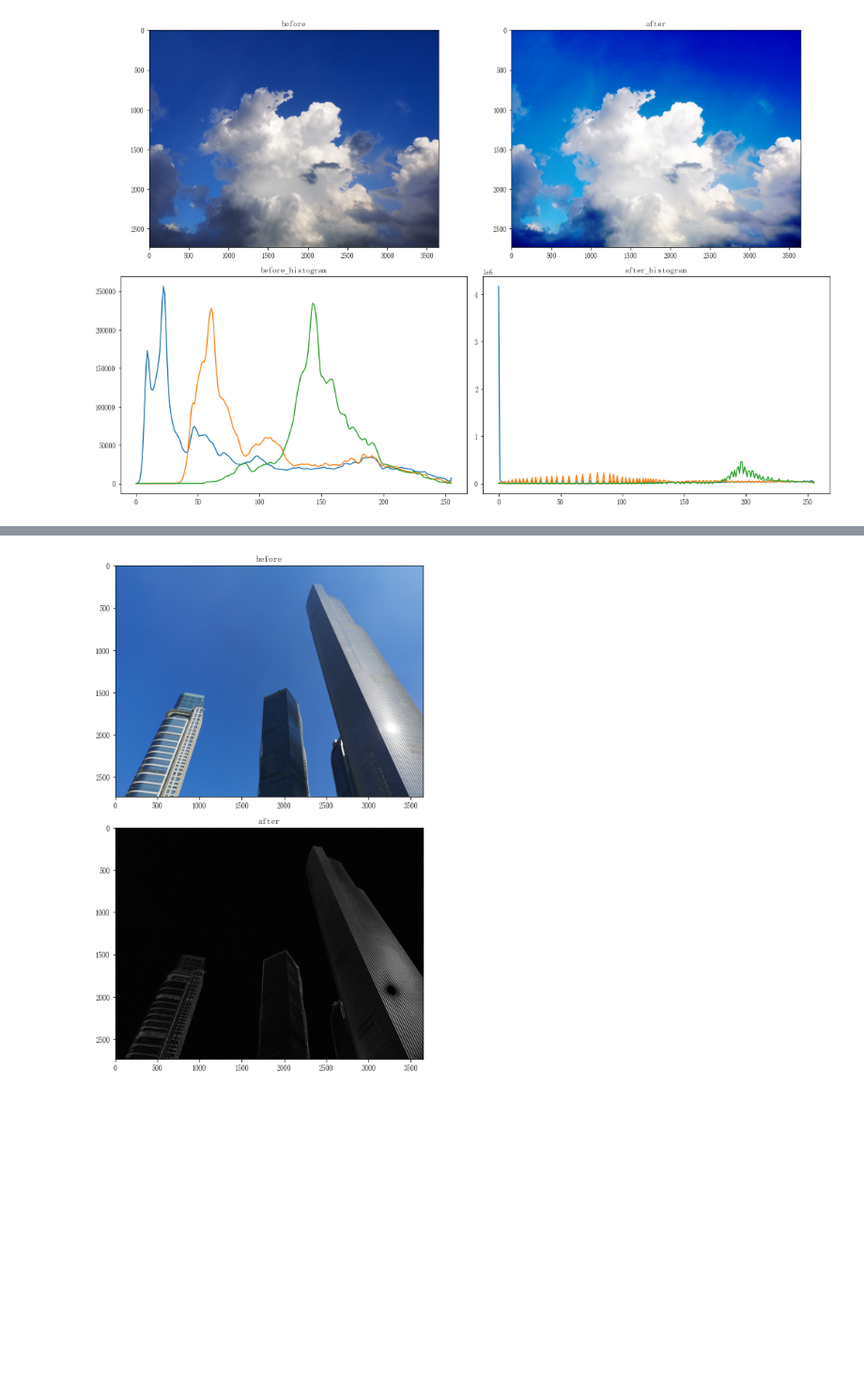
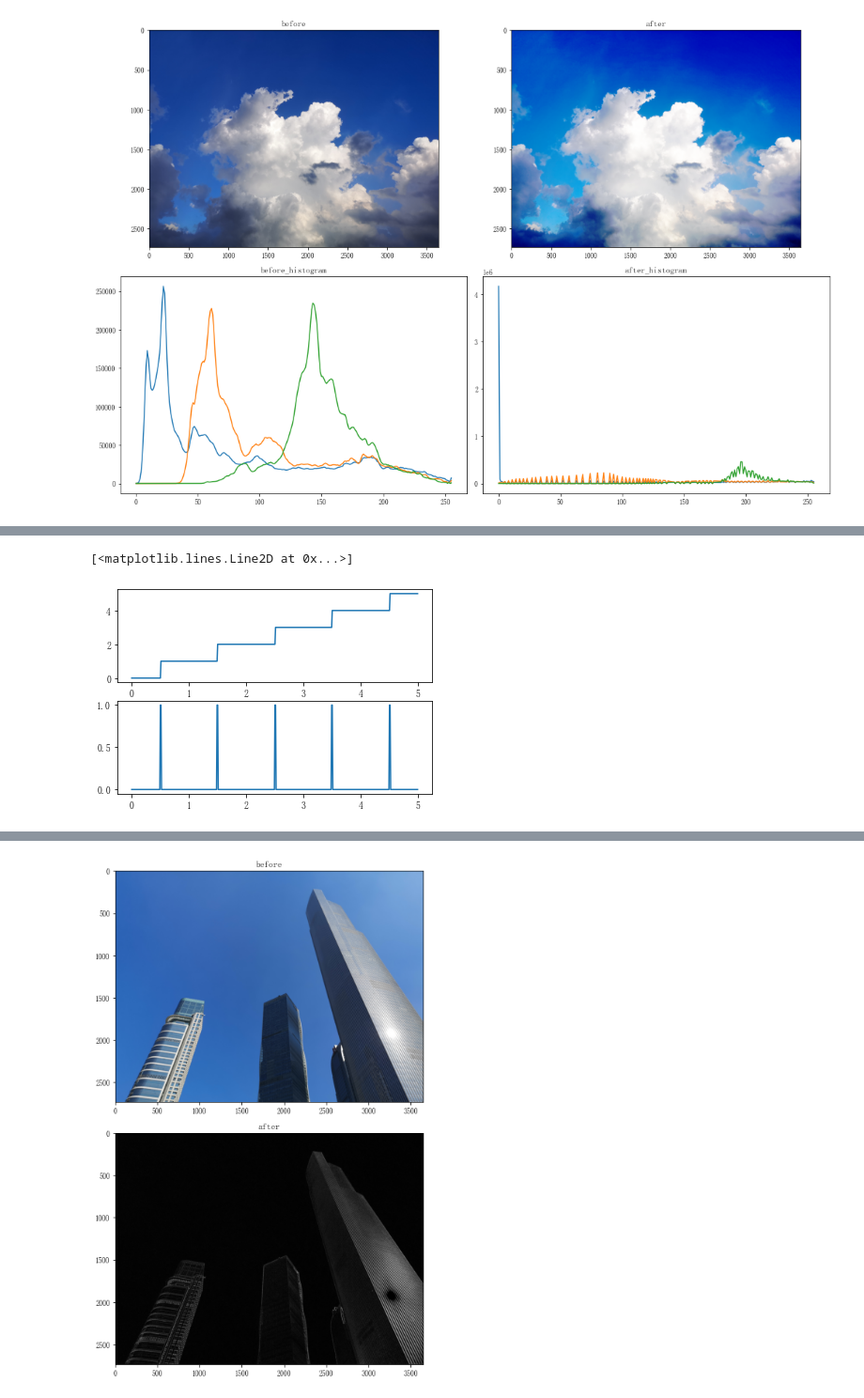
Before and after one commit to HOKOTATE-pzw/maysics, a Jupyter notebook: maysics教程/digital.ipynb, the cells around one changed output, grey strips where cells are left out. Shown at 94% size. Cells and saved outputs as stored; diff of their text form; code cells hidden in the pictures; blank space fills up the shorter version.

```diff
--- a/maysics教程/image说明.ipynb
+++ b/maysics教程/digital.ipynb
@@ -386,2 +395,18 @@ plt.tight_layout()
+# %%
+import maysics as ms
+import numpy as np
+from matplotlib import pyplot as plt
+
+y = np.around(np.arange(0, 5, 0.01))
+y_new = ms.digital.laplace1d(y)
+x = np.arange(0, 5, 0.01)
+
+plt.subplot(2, 1, 1)
+plt.plot(x, y)
+plt.subplot(2, 1, 2)
+plt.plot(x, y_new)
+# %% [output]
+[<matplotlib.lines.Line2D at 0x...>]
+[figure, added]
 # %% [markdown]
 <br></br>
```
Also changed, not shown: parts of 23 cells of this notebook, 16 other files.
